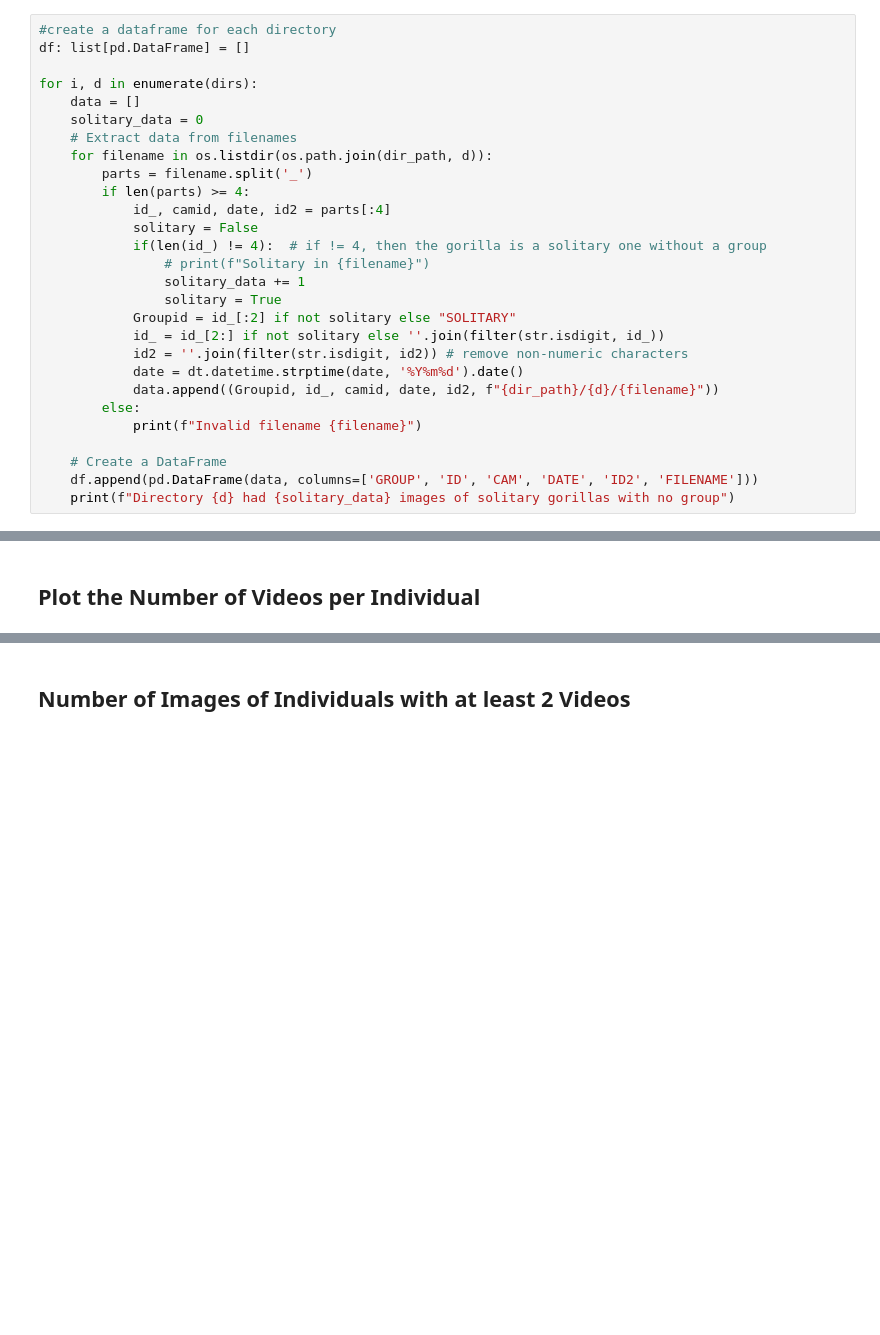
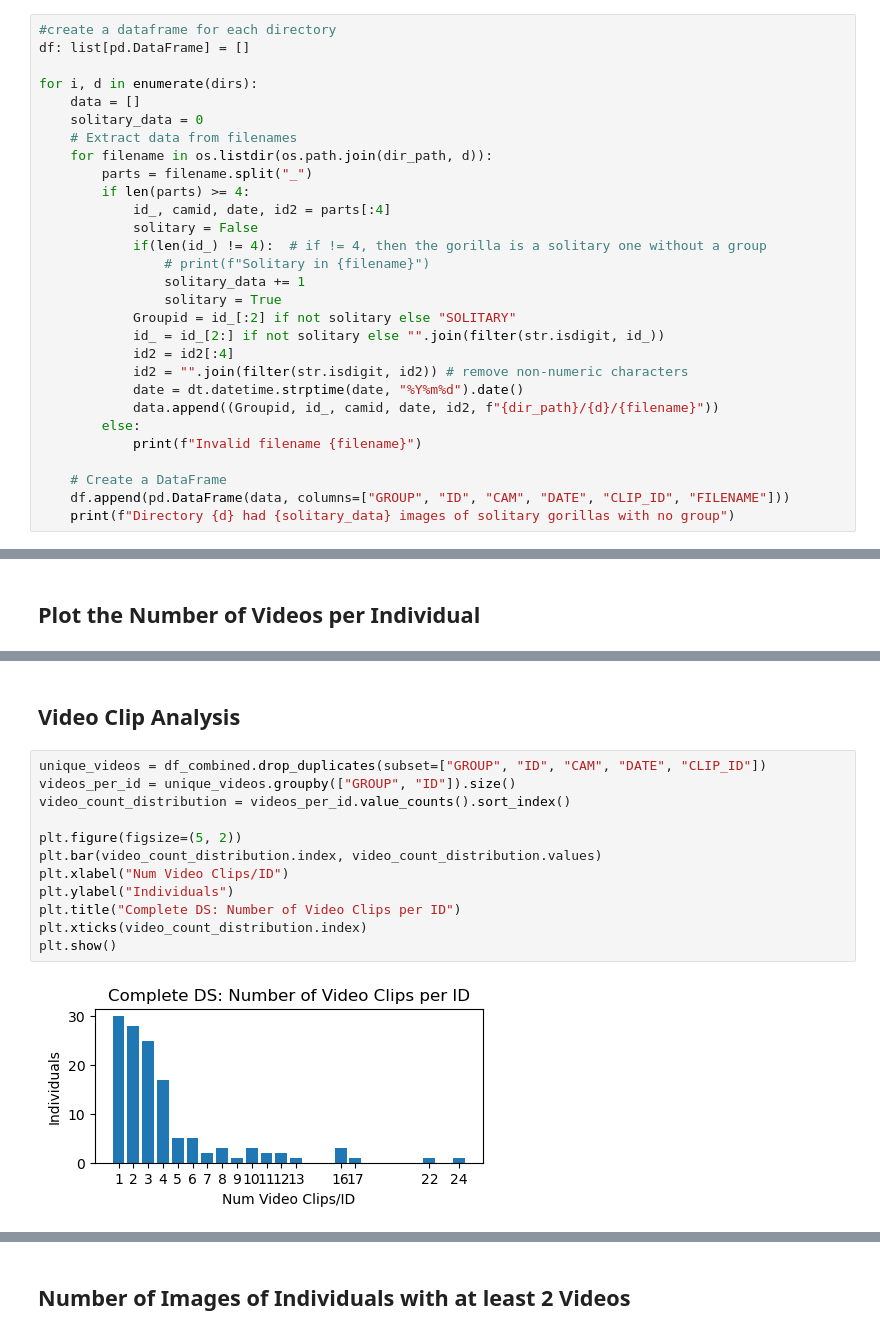
Before and after one commit to liamvdv/gorillatracker, a Jupyter notebook: notebooks/dataset_stats.ipynb, the cells around one changed output, grey strips where cells are left out. Drawn from its saved outputs; the diff is of its cells as text; blank space fills up the shorter version.

```diff
--- a/notebooks/dataset_stats.ipynb
+++ b/notebooks/dataset_stats.ipynb
@@ -22,7 +21,7 @@ for i, d in enumerate(dirs):
     solitary_data = 0
     # Extract data from filenames
     for filename in os.listdir(os.path.join(dir_path, d)):
-        parts = filename.split('_')
+        parts = filename.split("_")
         if len(parts) >= 4:
             id_, camid, date, id2 = parts[:4]
             solitary = False
@@ -31,15 +30,16 @@ for i, d in enumerate(dirs):
                 solitary_data += 1
                 solitary = True
             Groupid = id_[:2] if not solitary else "SOLITARY"
-            id_ = id_[2:] if not solitary else ''.join(filter(str.isdigit, id_))
-            id2 = ''.join(filter(str.isdigit, id2)) # remove non-numeric characters
-            date = dt.datetime.strptime(date, '%Y%m%d').date()
+            id_ = id_[2:] if not solitary else "".join(filter(str.isdigit, id_))
+            id2 = id2[:4]
+            id2 = "".join(filter(str.isdigit, id2)) # remove non-numeric characters
+            date = dt.datetime.strptime(date, "%Y%m%d").date()
             data.append((Groupid, id_, camid, date, id2, f"{dir_path}/{d}/{filename}"))
         else:
             print(f"Invalid filename {filename}")
 
     # Create a DataFrame
-    df.append(pd.DataFrame(data, columns=['GROUP', 'ID', 'CAM', 'DATE', 'ID2', 'FILENAME']))
+    df.append(pd.DataFrame(data, columns=["GROUP", "ID", "CAM", "DATE", "CLIP_ID", "FILENAME"]))
     print(f"Directory {d} had {solitary_data} images of solitary gorillas with no group")
 # %% [output]
 Directory fold-2 had 2 images of solitary gorillas with no group
@@ -108,0 +119,16 @@ fold-3:
+# %% [markdown]
+## Video Clip Analysis
+# %%
+unique_videos = df_combined.drop_duplicates(subset=["GROUP", "ID", "CAM", "DATE", "CLIP_ID"])
+videos_per_id = unique_videos.groupby(["GROUP", "ID"]).size()
+video_count_distribution = videos_per_id.value_counts().sort_index()
+
+plt.figure(figsize=(5, 2))
+plt.bar(video_count_distribution.index, video_count_distribution.values)
+plt.xlabel("Num Video Clips/ID")
+plt.ylabel("Individuals")
+plt.title("Complete DS: Number of Video Clips per ID")
+plt.xticks(video_count_distribution.index)
+plt.show()
+# %% [output]
+[figure, added]
```
Also changed, not shown: parts of 22 cells of this notebook, 5 other files.
